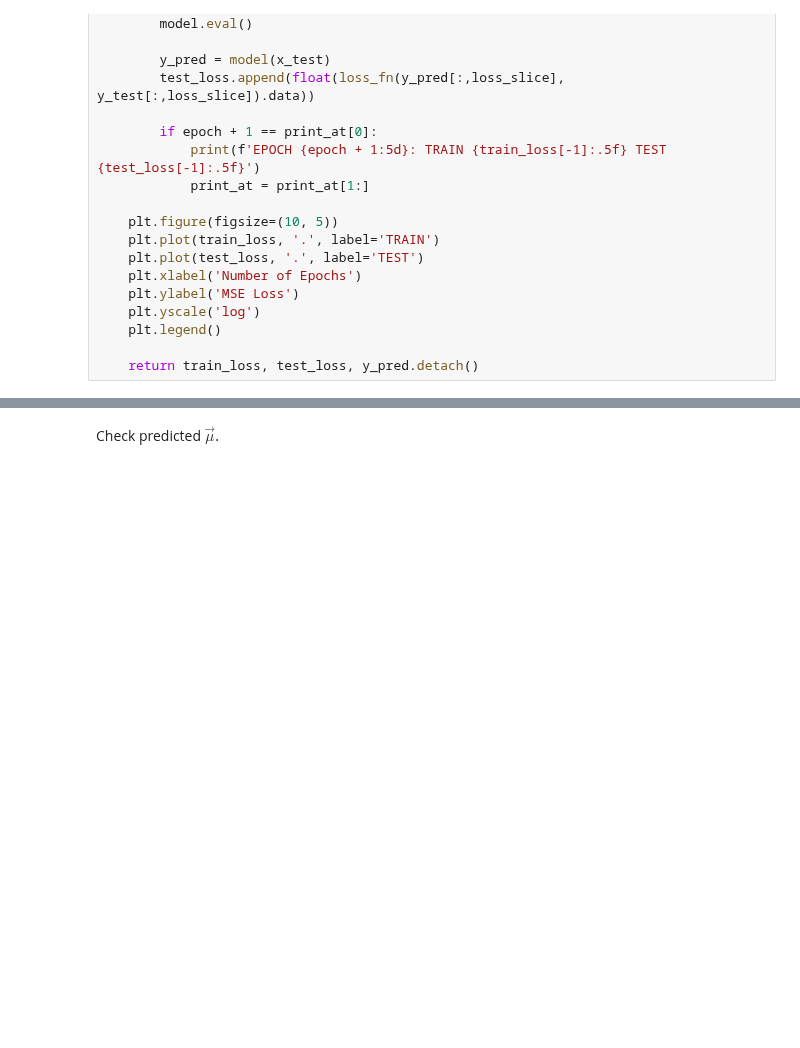
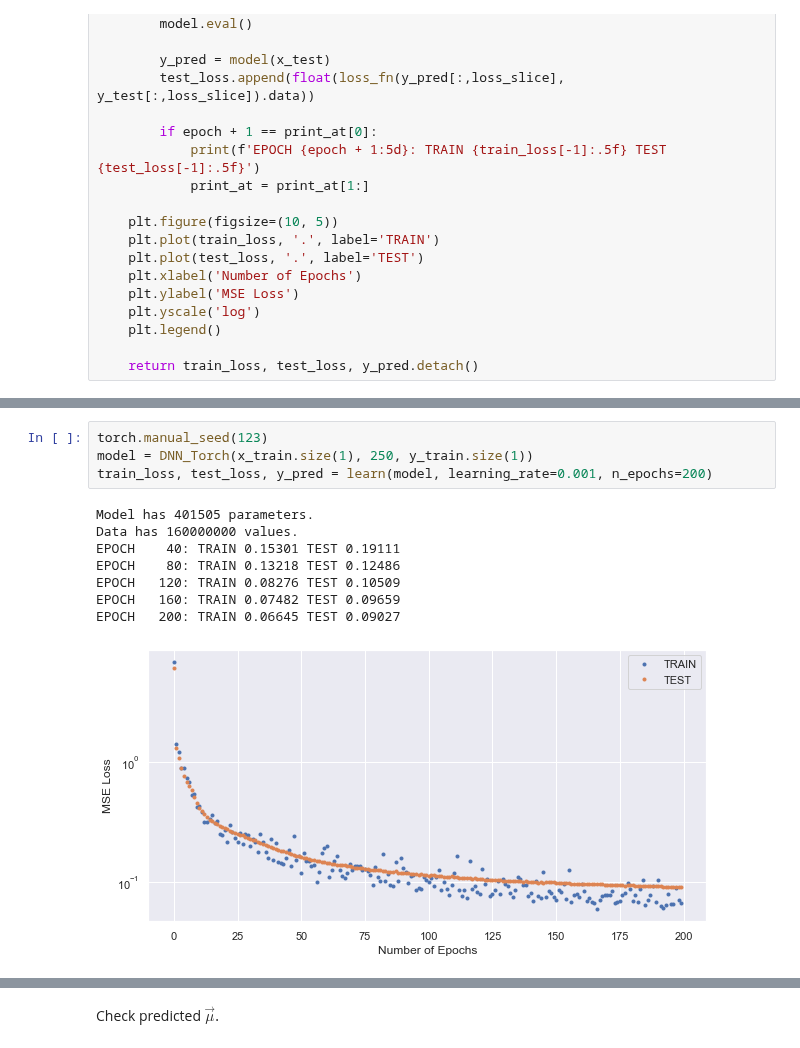
Before and after one commit to andyyPark/DESI-GMMModel, a Jupyter notebook: GMM.ipynb, the cells around one changed output, grey strips where cells are left out. Saved outputs shown, nothing was run; the diff lists cells and outputs as text; blank space fills up the shorter version.

```diff
--- a/GMM.ipynb
+++ b/GMM.ipynb
@@ -229,0 +243,13 @@ EPOCH   100: TRAIN 0.04276 TEST 0.08352
+# %%
+torch.manual_seed(123)
+model = DNN_Torch(x_train.size(1), 250, y_train.size(1))
+train_loss, test_loss, y_pred = learn(model, learning_rate=0.001, n_epochs=200)
+# %% [output]
+Model has 401505 parameters.
+Data has 160000000 values.
+EPOCH    40: TRAIN 0.15301 TEST 0.19111
+EPOCH    80: TRAIN 0.13218 TEST 0.12486
+EPOCH   120: TRAIN 0.08276 TEST 0.10509
+EPOCH   160: TRAIN 0.07482 TEST 0.09659
+EPOCH   200: TRAIN 0.06645 TEST 0.09027
+[figure, added]
```
Also changed, not shown: parts of 16 cells of this notebook.
